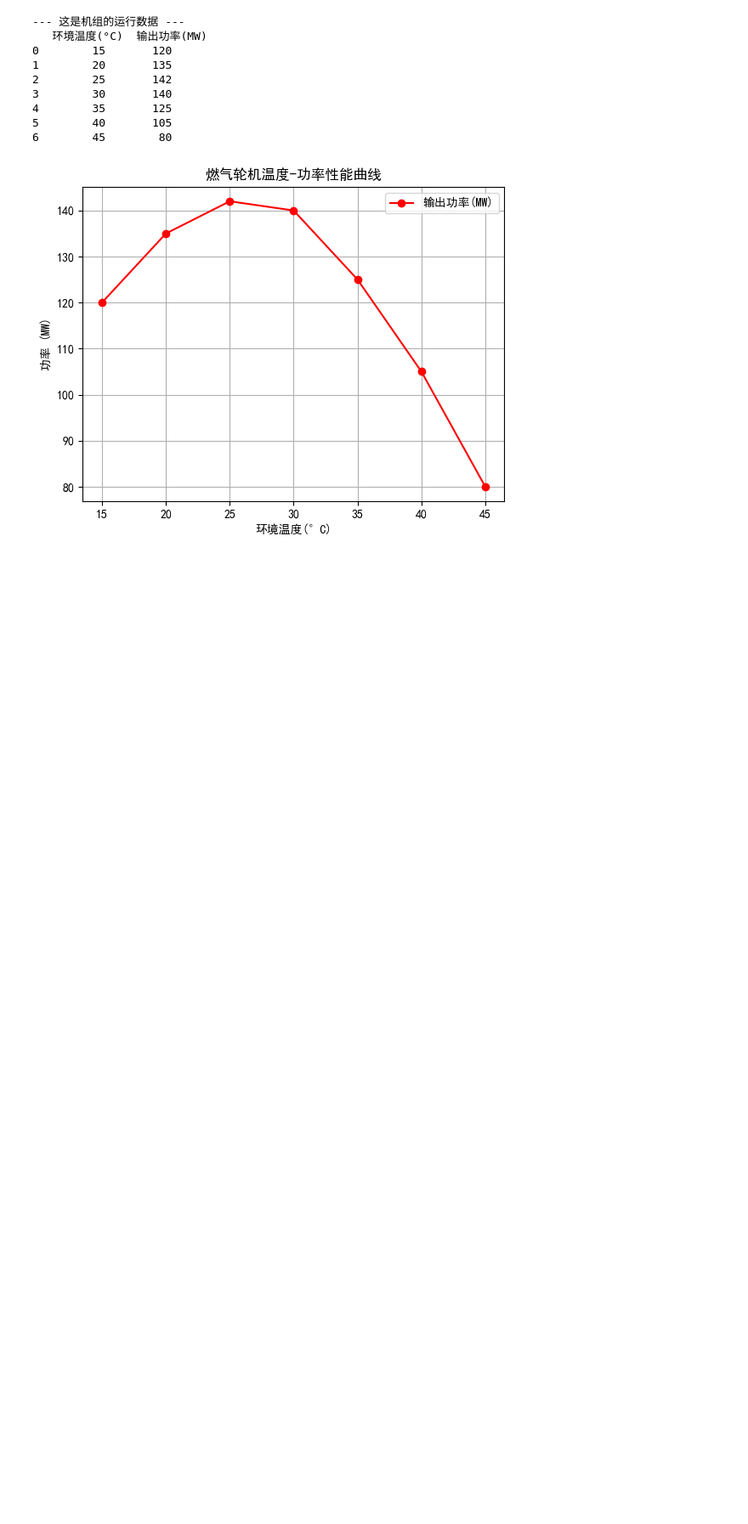
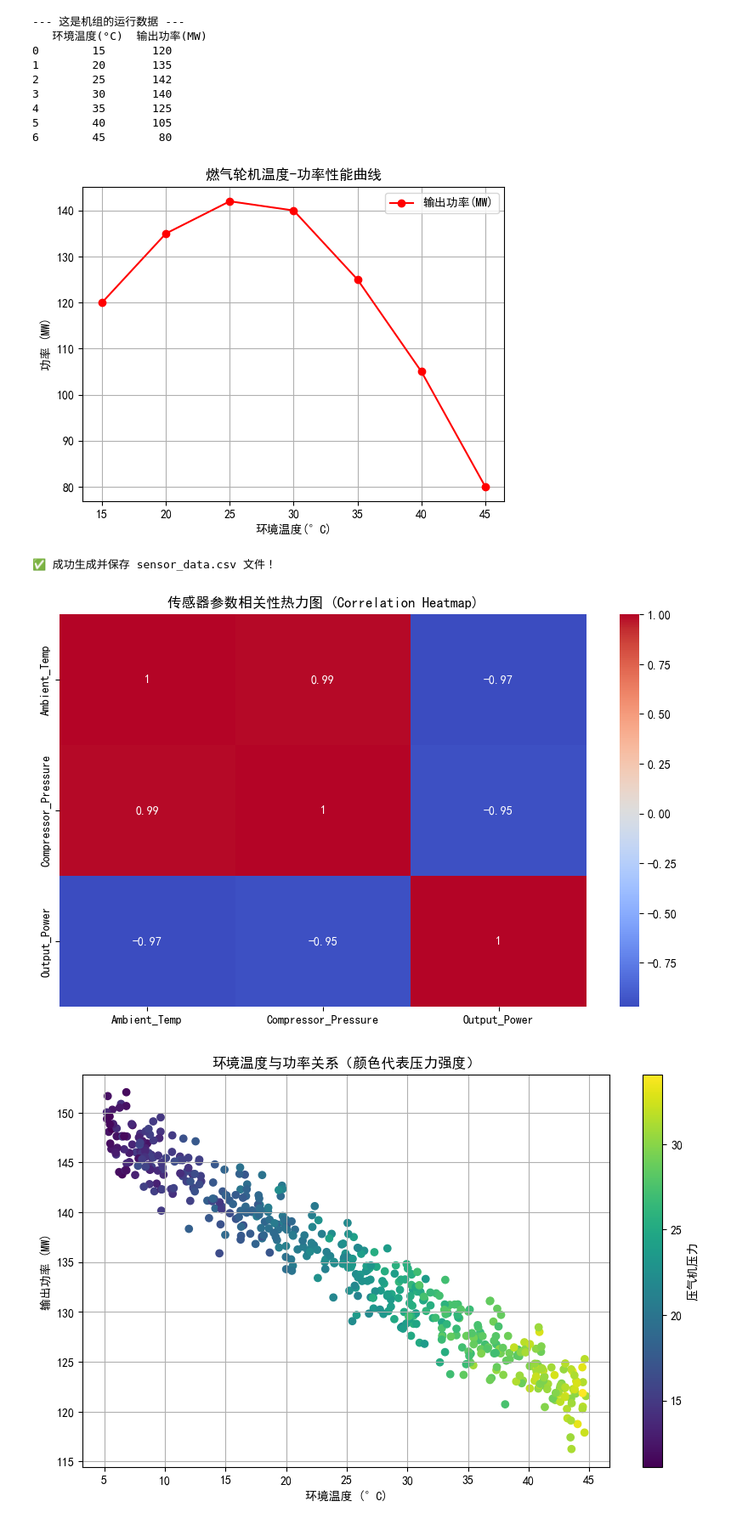
Before and after one commit to chenyi6758-source/Gas-Turbine-Analysis, a Jupyter notebook: Gas_Turbine_Analysis.ipynb, the cells around one changed output. Shown at 85% size. Cells and saved outputs as stored; diff of their text form; code cells hidden in the pictures; blank space fills up the shorter version.

```diff
--- a/Gas_Turbine_Analysis.ipynb
+++ b/Gas_Turbine_Analysis.ipynb
@@ -36,3 +36,56 @@ plt.show()
 5        40       105
 6        45        80
 [figure]
+# %%
+import pandas as pd
+import numpy as np
+import matplotlib.pyplot as plt
+import seaborn as sns  # 这是一个更高级的画图工具
+
+# 1. 模拟生成 500 组工业传感器数据
+np.random.seed(42)
+n_samples = 500
+temp = np.random.uniform(5, 45, n_samples)  # 环境温度 5-45°C
+pressure = 10 + 0.5 * temp + np.random.normal(0, 1, n_samples) # 压气机压力随温度变化
+# 输出功率遵循物理规律：随温度升高而下降，随压力升高而上升
+power = 150 - 0.8 * temp + 0.2 * pressure + np.random.normal(0, 2, n_samples)
+
+# 故意制造几个“异常值”（模拟传感器故障）
+power[10] = 0
+power[50] = 300
+
+# 整合进数据表
+df = pd.DataFrame({
+    'Ambient_Temp': temp,
+    'Compressor_Pressure': pressure,
+    'Output_Power': power
+})
+
+# 2. 数据清洗（展示你的严谨性）
+# 剔除明显不合理的功率值（比如小于50或大于250的）
+df_clean = df[(df['Output_Power'] > 50) & (df['Output_Power'] < 250)]
+
+# 3. 保存为本地 CSV 文件（这就是你的“实验室数据”）
+df_clean.to_csv('sensor_data.csv', index=False)
+print("✅ 成功生成并保存 sensor_data.csv 文件！")
+
+# 4. 深度可视化：相关性分析
+plt.figure(figsize=(10, 6))
+sns.heatmap(df_clean.corr(), annot=True, cmap='coolwarm')
+plt.title("传感器参数相关性热力图 (Correlation Heatmap)")
+plt.show()
+
+# 5. 多维度散点图
+plt.figure(figsize=(10, 6))
+plt.scatter(df_clean['Ambient_Temp'], df_clean['Output_Power'], c=df_clean['Compressor_Pressure'], cmap='viridis')
+plt.colorbar(label='压气机压力')
+plt.xlabel('环境温度 (°C)')
+plt.ylabel('输出功率 (MW)')
+plt.title('环境温度与功率关系（颜色代表压力强度）')
+plt.grid(True)
+plt.savefig('performance_chart.png') # 保存这张图，待会要贴到 GitHub 封面上
+plt.show()
+# %% [output]
+✅ 成功生成并保存 sensor_data.csv 文件！
+[figure, added]
+[figure, added]
```
Also changed, not shown: parts of 1 cell of this notebook.
